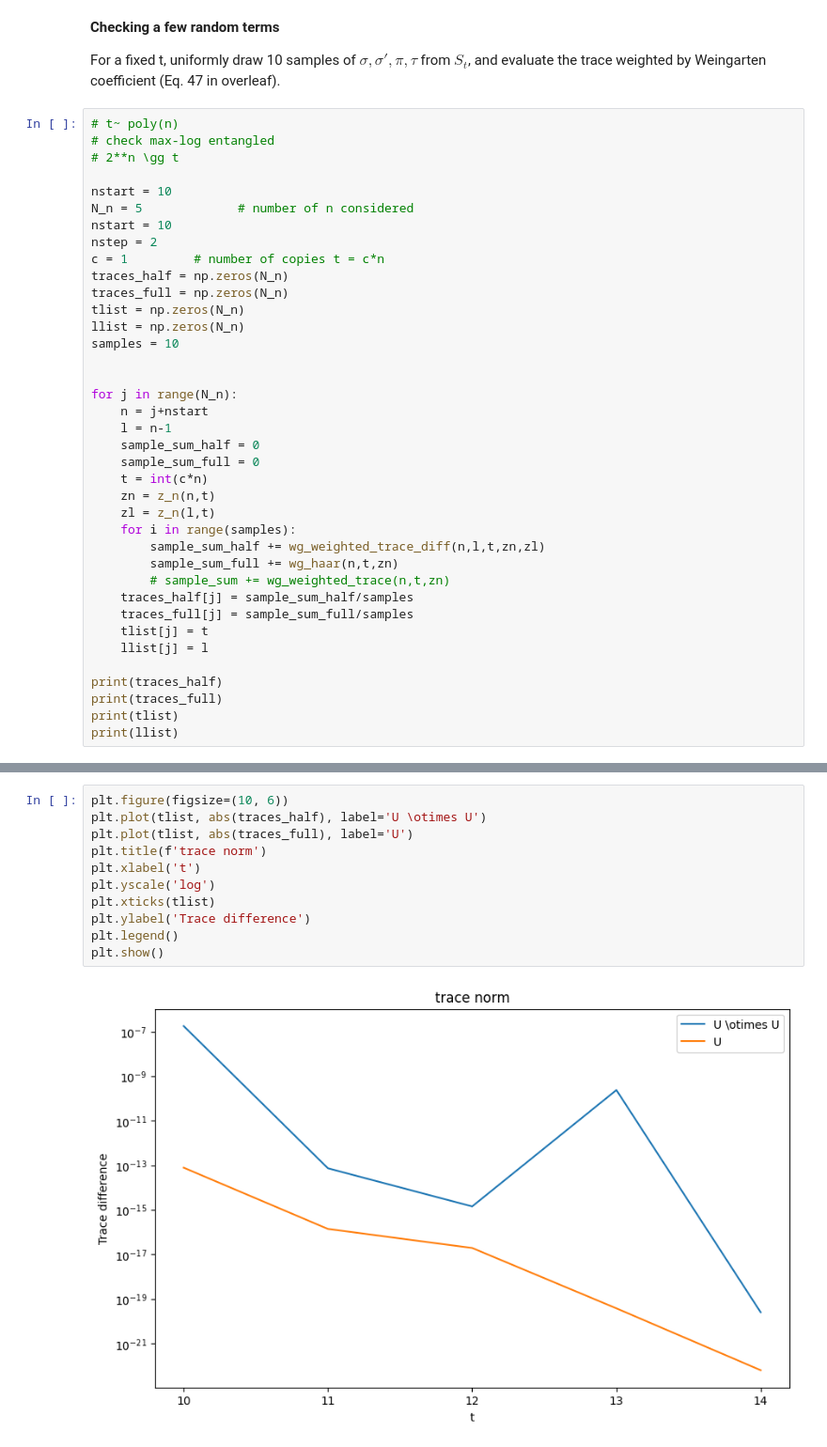
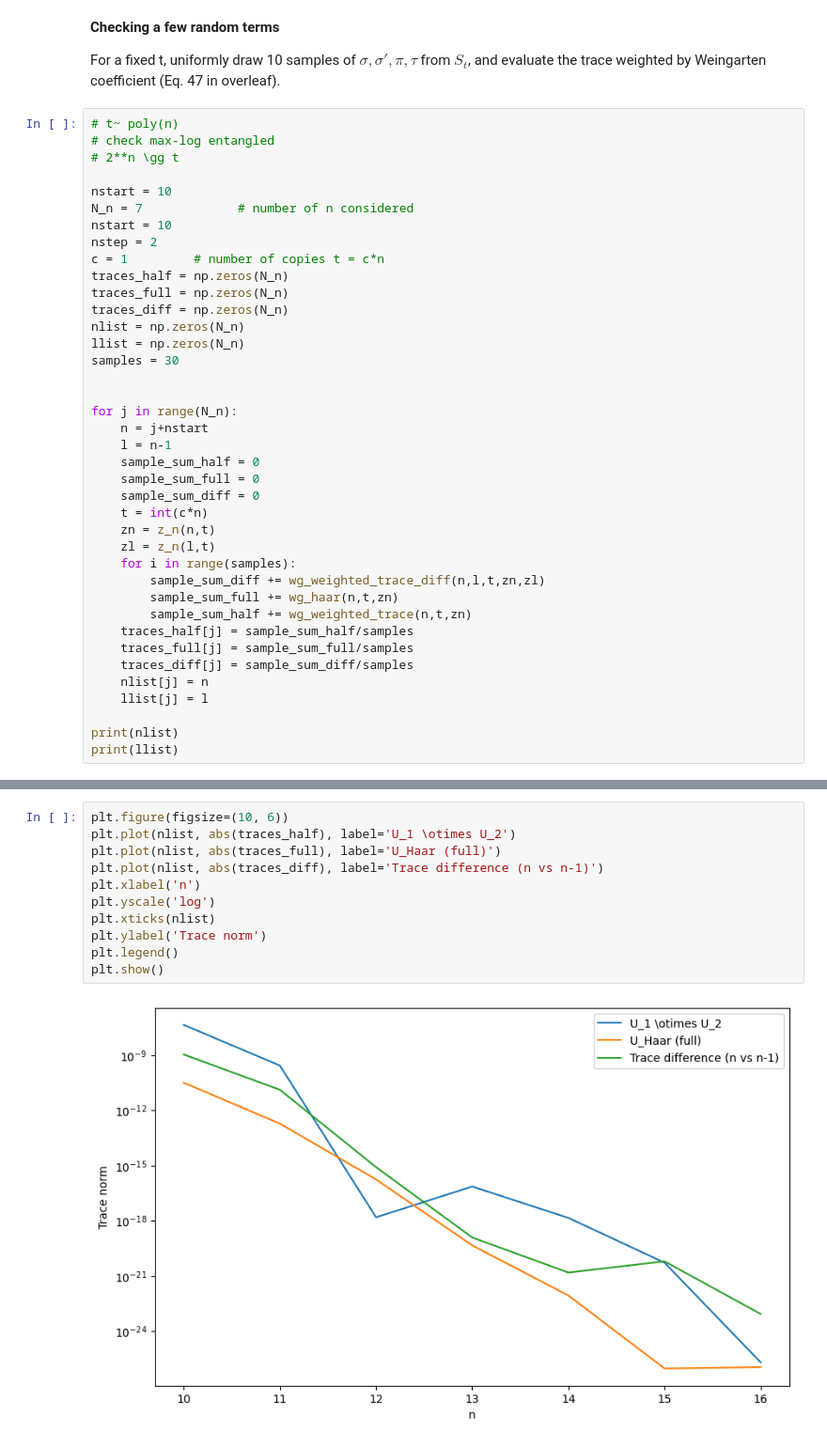
Before and after one commit to jean-wang-huaijin/pseudoentanglement, a Jupyter notebook: weingarten.ipynb, the cells around one changed output, grey strips where cells are left out. Shown: that part at 94% size. Saved outputs shown, nothing was run; the diff lists cells and outputs as text.

Commit message:
full trace expressions

```diff
--- a/weingarten.ipynb
+++ b/weingarten.ipynb
@@ -53,15 +49,16 @@ For a fixed t, uniformly draw 10 samples of $\sigma, \sigma', \pi, \tau$ from $S
 # 2**n \gg t
 
 nstart = 10
-N_n = 5             # number of n considered
+N_n = 7             # number of n considered
 nstart = 10
 nstep = 2
 c = 1         # number of copies t = c*n
 traces_half = np.zeros(N_n)
 traces_full = np.zeros(N_n)
-tlist = np.zeros(N_n)
+traces_diff = np.zeros(N_n)
+nlist = np.zeros(N_n)
 llist = np.zeros(N_n)
-samples = 10
+samples = 30
 
 
 for j in range(N_n):
@@ -69,20 +66,20 @@ for j in range(N_n):
     l = n-1
     sample_sum_half = 0
     sample_sum_full = 0
+    sample_sum_diff = 0
     t = int(c*n)
     zn = z_n(n,t)
     zl = z_n(l,t)
     for i in range(samples):
-        sample_sum_half += wg_weighted_trace_diff(n,l,t,zn,zl)
+        sample_sum_diff += wg_weighted_trace_diff(n,l,t,zn,zl)
         sample_sum_full += wg_haar(n,t,zn)
-        # sample_sum += wg_weighted_trace(n,t,zn)
+        sample_sum_half += wg_weighted_trace(n,t,zn)
     traces_half[j] = sample_sum_half/samples
     traces_full[j] = sample_sum_full/samples
-    tlist[j] = t
+    traces_diff[j] = sample_sum_diff/samples
+    nlist[j] = n
     llist[j] = l
 
-print(traces_half)
-print(traces_full)
-print(tlist)
+print(nlist)
 print(llist)
 # %% [output]
@@ -95,13 +88,13 @@ print(llist)
 # %%
 plt.figure(figsize=(10, 6))
-plt.plot(tlist, abs(traces_half), label='U \otimes U')
-plt.plot(tlist, abs(traces_full), label='U')
-plt.title(f'trace norm')
-plt.xlabel('t')
+plt.plot(nlist, abs(traces_half), label='U_1 \otimes U_2')
+plt.plot(nlist, abs(traces_full), label='U_Haar (full)')
+plt.plot(nlist, abs(traces_diff), label='Trace difference (n vs n-1)')
+plt.xlabel('n')
 plt.yscale('log')
-plt.xticks(tlist)
-plt.ylabel('Trace difference')
+plt.xticks(nlist)
+plt.ylabel('Trace norm')
 plt.legend()
 plt.show()
 # %% [output]
-[figure, old version]
+[figure, new version]
```
Also changed, not shown: parts of 3 cells of this notebook, 1 other file.
